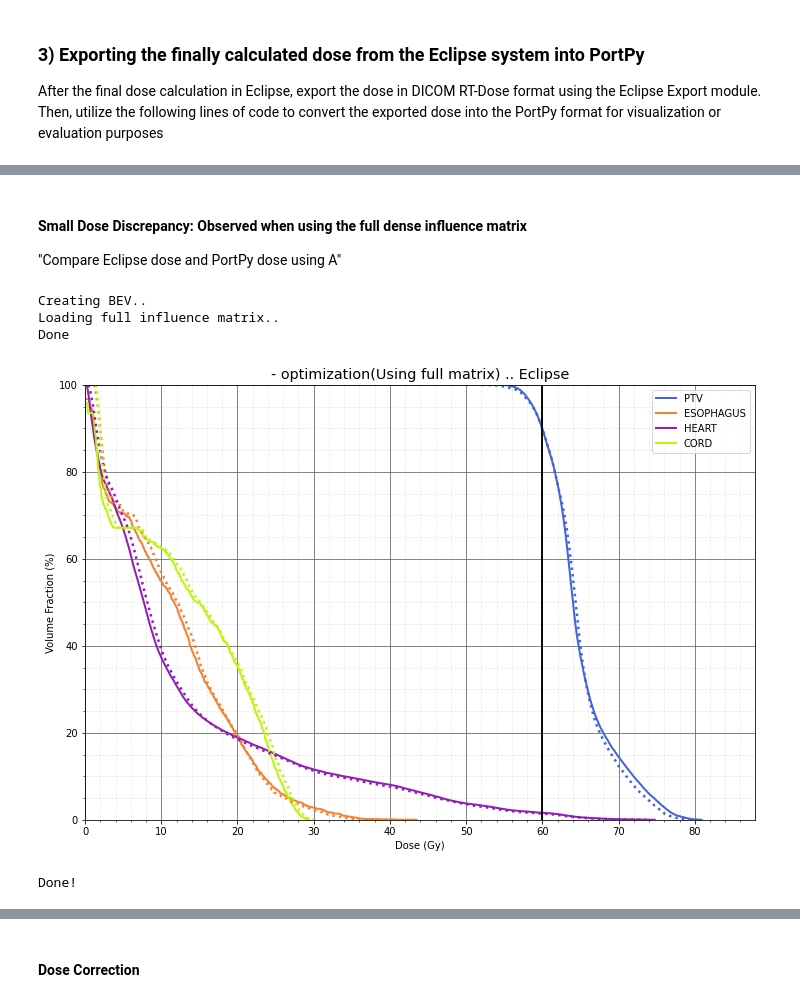
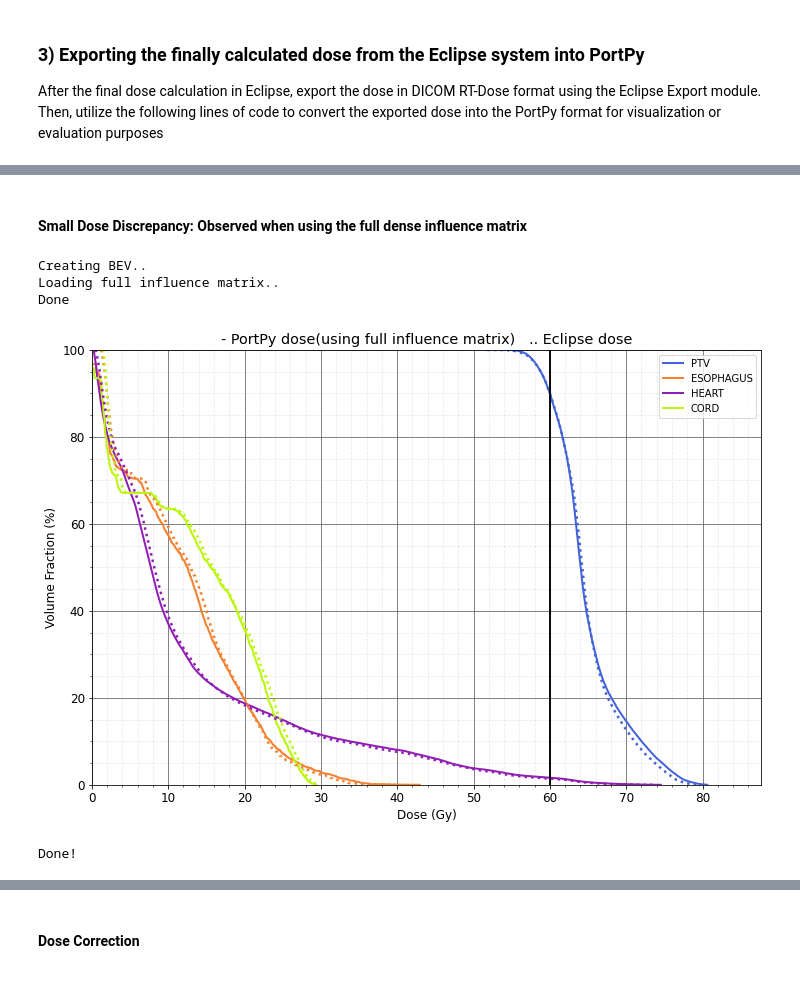
Before and after one commit to PortPy-Project/PortPy, a Jupyter notebook: examples/eclipse_integration.ipynb, the cells around one changed output, grey strips where cells are left out. Drawn from its saved outputs; the diff is of its cells as text; code cells hidden in the pictures.

Commit message:
Updated notebooks and data explorer class of tcia metadata

```diff
--- a/examples/eclipse_integration.ipynb
+++ b/examples/eclipse_integration.ipynb
@@ -25,8 +25,7 @@ import cvxpy as cp
 ### 1) Creating a simple IMRT plan (Plan class, Optimization class)
 # %%
 # specify the patient data location.
-#data_dir = r'../data'
-data_dir = r'\\pisidsmph\Treatplanapp\ECHO\Research\Data_newformat\PortPy\data'
+data_dir = r'../data'
 # Use PortPy DataExplorer class to explore PortPy data
 data = pp.DataExplorer(data_dir=data_dir)
 # Pick a patient
@@ -39,6 +38,7 @@ beams = pp.Beams(data)
 protocol_name = 'Lung_2Gy_30Fx'
 # Load clinical criteria for a specified protocol
 clinical_criteria = pp.ClinicalCriteria(data, protocol_name=protocol_name)
+
 # Load hyper-parameter values for optimization problem for a specified protocol
 opt_params = data.load_config_opt_params(protocol_name=protocol_name)
 # Create optimization structures (i.e., Rinds)
@@ -46,13 +46,8 @@ structs.create_opt_structures(opt_params=opt_params)
 # Load influence matrix
 inf_matrix = pp.InfluenceMatrix(ct=ct, structs=structs, beams=beams)
 
-# Adjust smoothness weight in the objective function to have appropriate MU
-for i in range(len(opt_params['objective_functions'])):
-    if opt_params['objective_functions'][i]['type'] == 'smoothness-quadratic':
-        opt_params['objective_functions'][i]['weight'] = 30
-
 # Create a plan using ct, structures, beams and influence matrix, and clinical criteria
-my_plan = pp.Plan(ct = ct, structs = structs, beams = beams, inf_matrix = inf_matrix, clinical_criteria=clinical_criteria)
+my_plan = pp.Plan(ct=ct, structs=structs, beams=beams, inf_matrix=inf_matrix, clinical_criteria=clinical_criteria)
 
 # Create cvxpy problem using the clinical criteria and optimization parameters
 opt = pp.Optimization(my_plan, opt_params=opt_params, clinical_criteria=clinical_criteria)
@@ -134,6 +145,5 @@ This process may need to be repeated for several iterations or until $\delta$ is
 # %% [markdown]
 #### Small Dose Discrepancy: Observed when using the full dense influence matrix
-"Compare Eclipse dose and PortPy dose using A"
 # %%
 # load full influence matrix to calculate dose using full matrix
 beams_full = pp.Beams(data, load_inf_matrix_full=True)
@@ -147,12 +157,12 @@ Done
 # %%
 # Visualize the DVH discrepancy between eclipse dose and dose using full matrix in portpy
 struct_names = ['PTV', 'ESOPHAGUS', 'HEART', 'CORD']
 fig, ax = plt.subplots(figsize=(12, 8))
 ax = pp.Visualization.plot_dvh(my_plan, dose_1d=dose_full_1d, struct_names=struct_names, style='solid', ax=ax, norm_flag=True)
 ax = pp.Visualization.plot_dvh(my_plan, dose_1d=ecl_dose_1d, struct_names=struct_names, style='dotted', ax=ax, norm_flag=True)
-ax.set_title('- optimization(Using full matrix) .. Eclipse')
+ax.set_title('- PortPy dose(using full influence matrix)   .. Eclipse dose')
 plt.show()
 print('Done!')
 # %% [output]
-[figure, old version]
+[figure, new version]
 Done!
```
Also changed, not shown: parts of 11 cells of this notebook, 8 other files.
